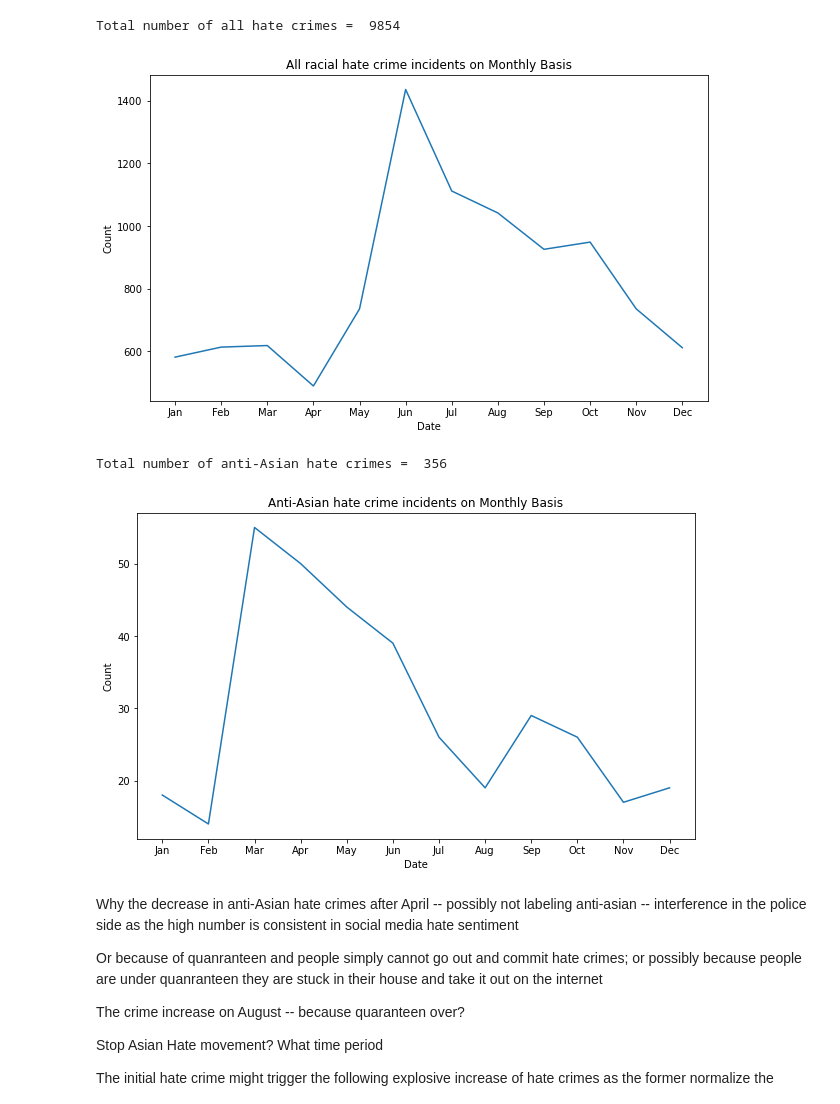
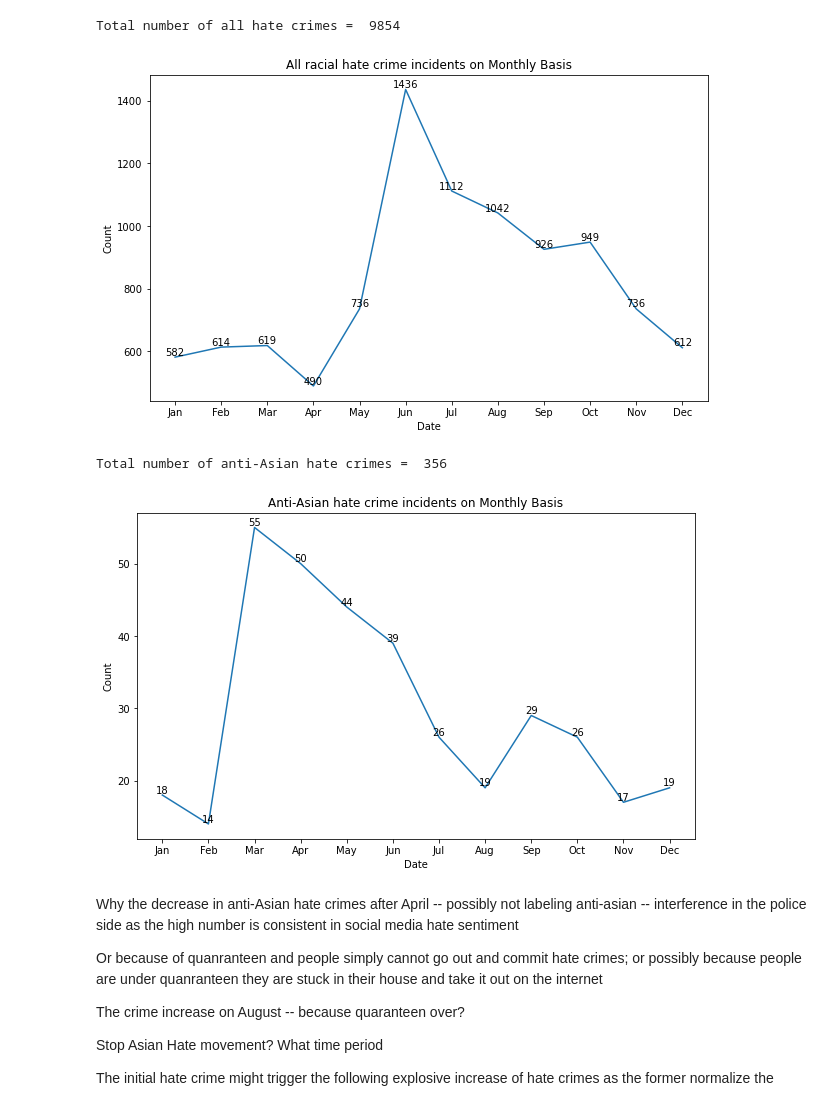
Before and after one commit to macs30200-s23/replication-materials-yuzhouw313, a Jupyter notebook: FBI_hatecrime/crime_analysis.ipynb, the cells around one changed output. Cells and saved outputs as stored; diff of their text form; code cells hidden in the pictures.

```diff
--- a/FBI_hatecrime/crime_analysis.ipynb
+++ b/FBI_hatecrime/crime_analysis.ipynb
@@ -218,15 +218,18 @@ Total number of all hate crimes =  9854
 # %%
 plt.figure(figsize=(10, 6))
 months = ['Jan', 'Feb', 'Mar', 'Apr', 'May', 'Jun', 'Jul', 'Aug', 'Sep', 'Oct', 'Nov', 'Dec']
 crime_num = [jan, feb, mar, apr, may, jun, jul, aug, sep, oct, nov, dec]
+plt.plot(months, crime_num)
 
-plt.plot(months, crime_num)
+for i, count in enumerate(crime_num):
+    plt.text(i, count, str(count), ha='center', va='bottom')
+
 plt.title("All racial hate crime incidents on Monthly Basis")
 plt.xlabel("Date")
 plt.ylabel("Count")
 plt.show()
 # %% [output]
-[figure, old version]
+[figure, new version]
 # %%
 # Monthly incidents of anti-Asian hate crimes
 jan_a, feb_a, mar_a, apr_a, may_a, jun_a, jul_a, aug_a, sep_a, oct_a, nov_a, dec_a = monthly_count(df_asian)
@@ -237,14 +240,17 @@ Total number of anti-Asian hate crimes =  356
 # %%
 plt.figure(figsize=(10, 6))
 crime_num_a = [jan_a, feb_a, mar_a, apr_a, may_a, jun_a, jul_a, aug_a, sep_a, oct_a, nov_a, dec_a]
+plt.plot(months, crime_num_a)
 
-plt.plot(months, crime_num_a)
+for i, count in enumerate(crime_num_a):
+    plt.text(i, count, str(count), ha='center', va='bottom')
+
 plt.title("Anti-Asian hate crime incidents on Monthly Basis")
 plt.xlabel("Date")
 plt.ylabel("Count")
 plt.show()
 # %% [output]
-[figure, old version]
+[figure, new version]
 # %% [markdown]
 Why the decrease in anti-Asian hate crimes after April -- possibly not labeling anti-asian -- interference in the police side as the high number is consistent in social media hate sentiment
 
```
Also changed, not shown: parts of 40 cells of this notebook, 2 other files.
